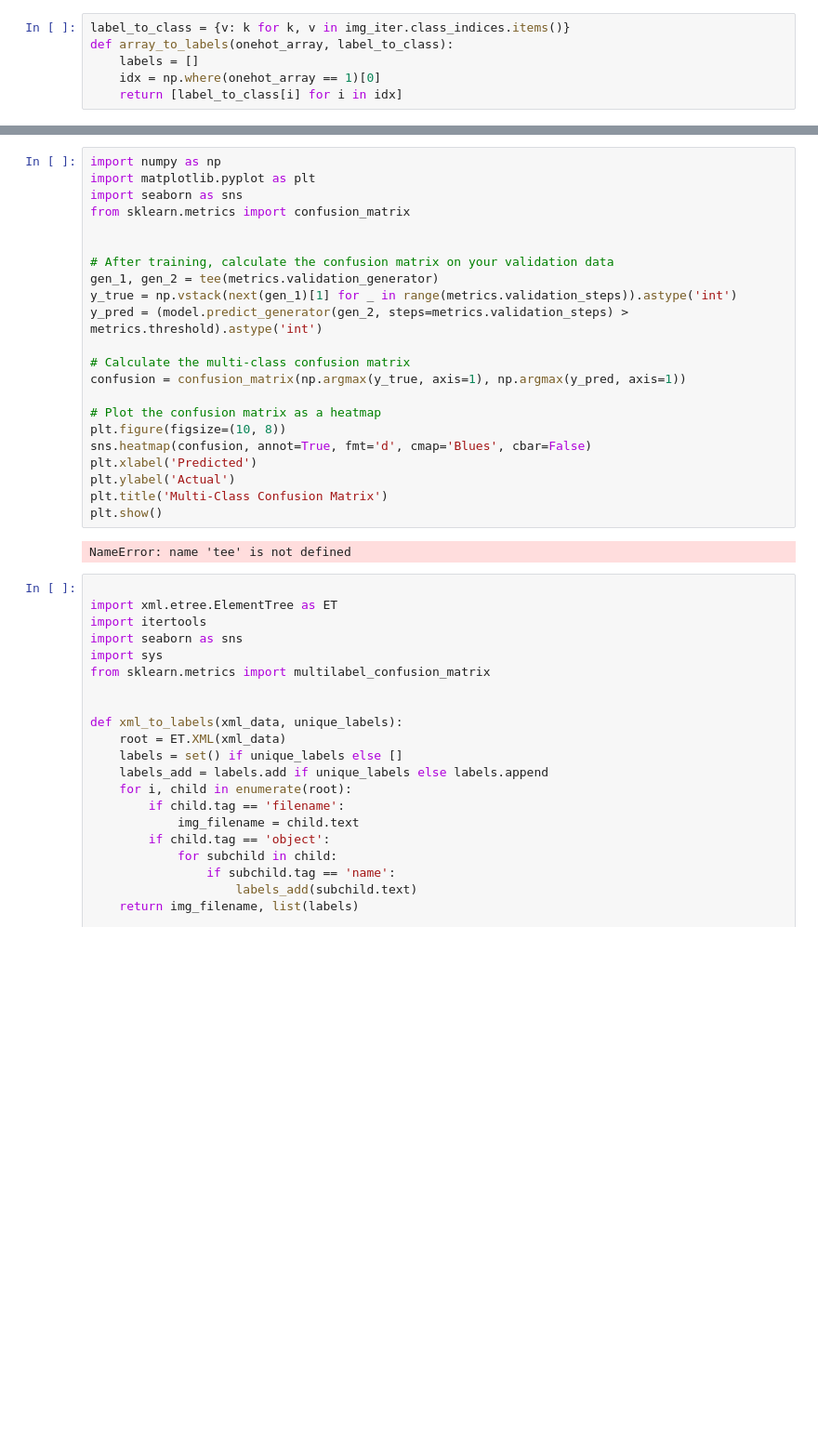
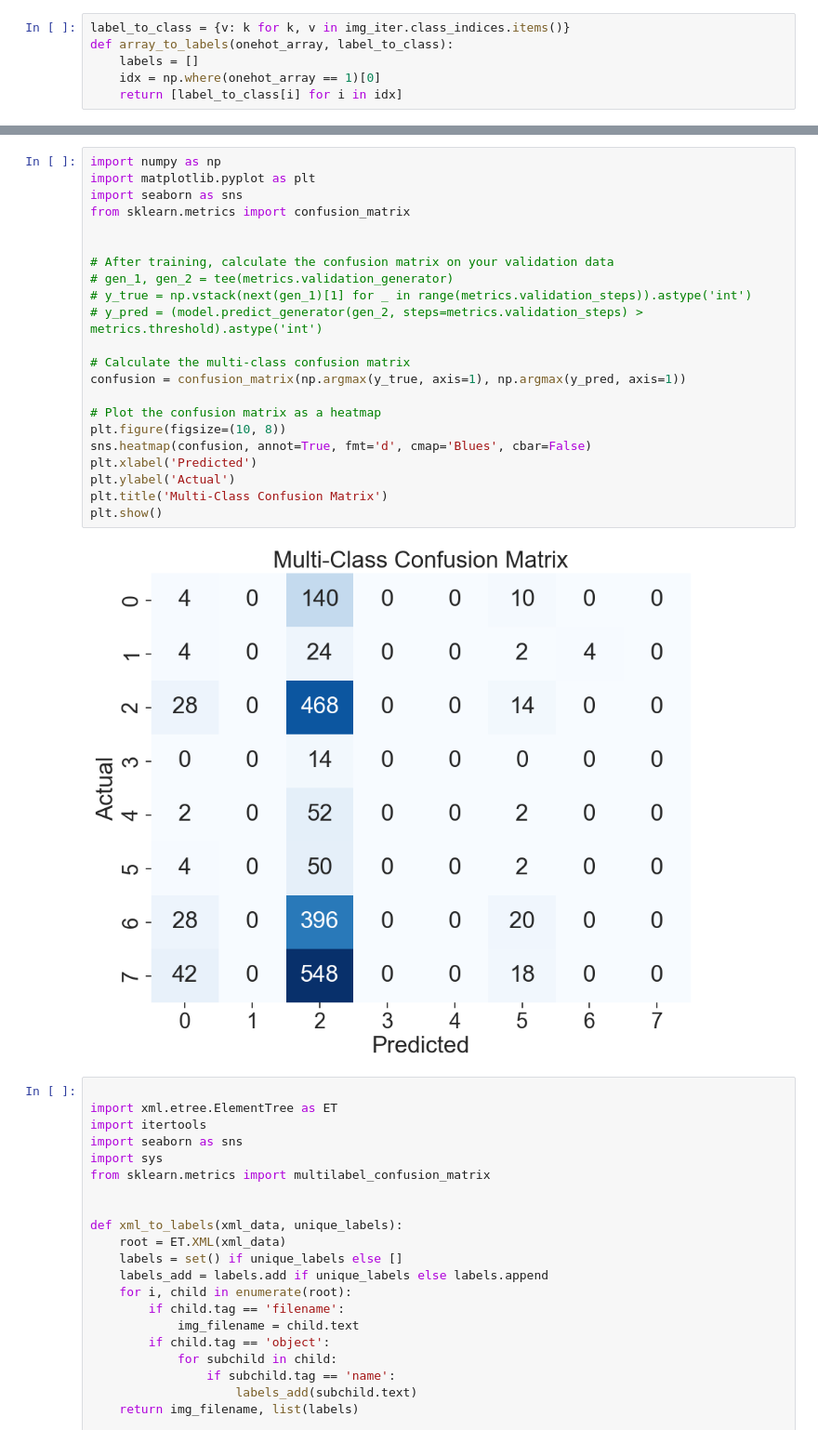
Before and after one commit to florencecornelissen/ODIR_challenge, a Jupyter notebook: model_newcsv.ipynb, the cells around one changed output, grey strips where cells are left out. Shown at 93% size. Saved outputs shown, nothing was run; the diff lists cells and outputs as text; blank space fills up the shorter version.

```diff
--- a/model_newcsv.ipynb
+++ b/model_newcsv.ipynb
@@ -290,27 +315,27 @@ TypeError: ConfusionMatrixDisplay.from_predictions() takes 3 positional argument
 # %%
 import numpy as np
 import matplotlib.pyplot as plt
 import seaborn as sns
 from sklearn.metrics import confusion_matrix
 
 
 # After training, calculate the confusion matrix on your validation data
-gen_1, gen_2 = tee(metrics.validation_generator)
-y_true = np.vstack(next(gen_1)[1] for _ in range(metrics.validation_steps)).astype('int')
-y_pred = (model.predict_generator(gen_2, steps=metrics.validation_steps) > metrics.threshold).astype('int')
+# gen_1, gen_2 = tee(metrics.validation_generator)
+# y_true = np.vstack(next(gen_1)[1] for _ in range(metrics.validation_steps)).astype('int')
+# y_pred = (model.predict_generator(gen_2, steps=metrics.validation_steps) > metrics.threshold).astype('int')
 
 # Calculate the multi-class confusion matrix
 confusion = confusion_matrix(np.argmax(y_true, axis=1), np.argmax(y_pred, axis=1))
 
 # Plot the confusion matrix as a heatmap
 plt.figure(figsize=(10, 8))
 sns.heatmap(confusion, annot=True, fmt='d', cmap='Blues', cbar=False)
 plt.xlabel('Predicted')
 plt.ylabel('Actual')
 plt.title('Multi-Class Confusion Matrix')
 plt.show()
 # %% [output]
-NameError: name 'tee' is not defined
+[figure, added]
 # %%
 
 import xml.etree.ElementTree as ET
```
Also changed, not shown: parts of 3 cells of this notebook.
